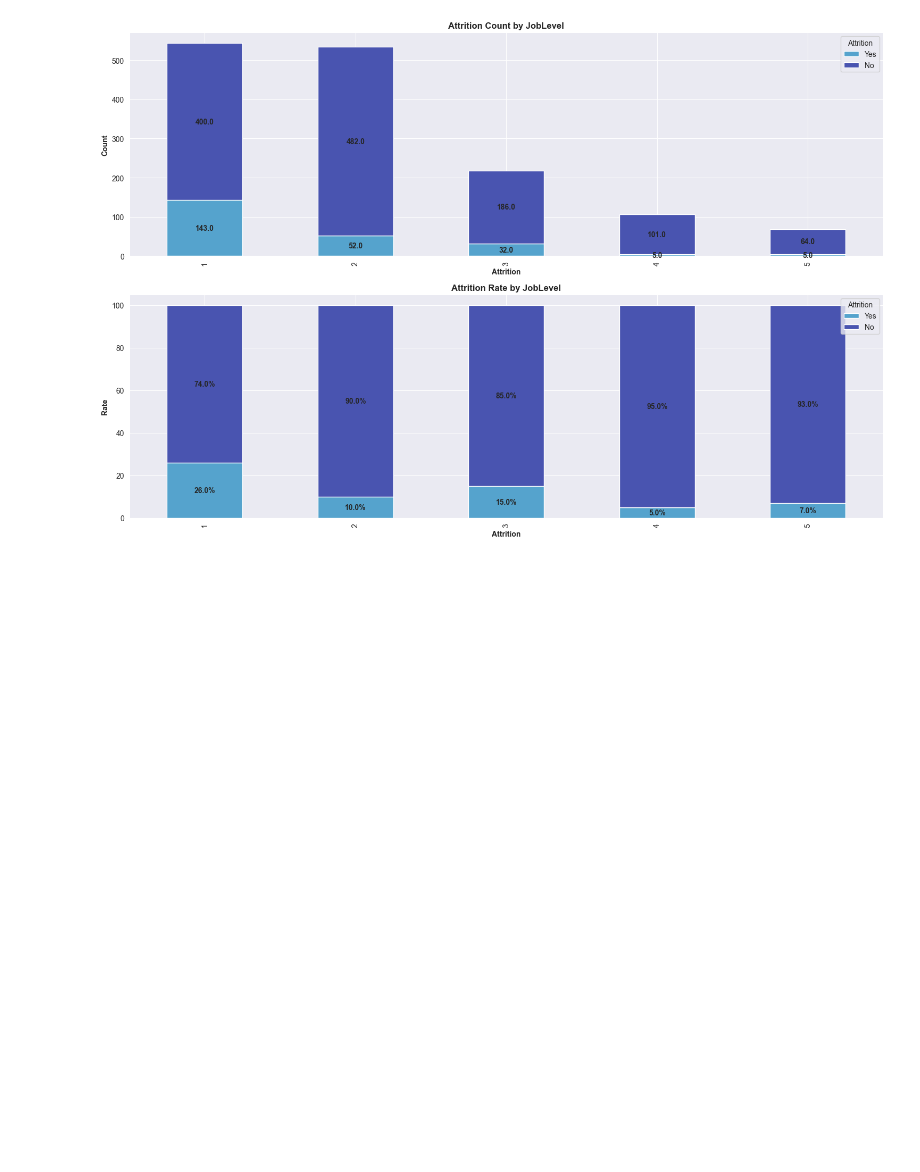
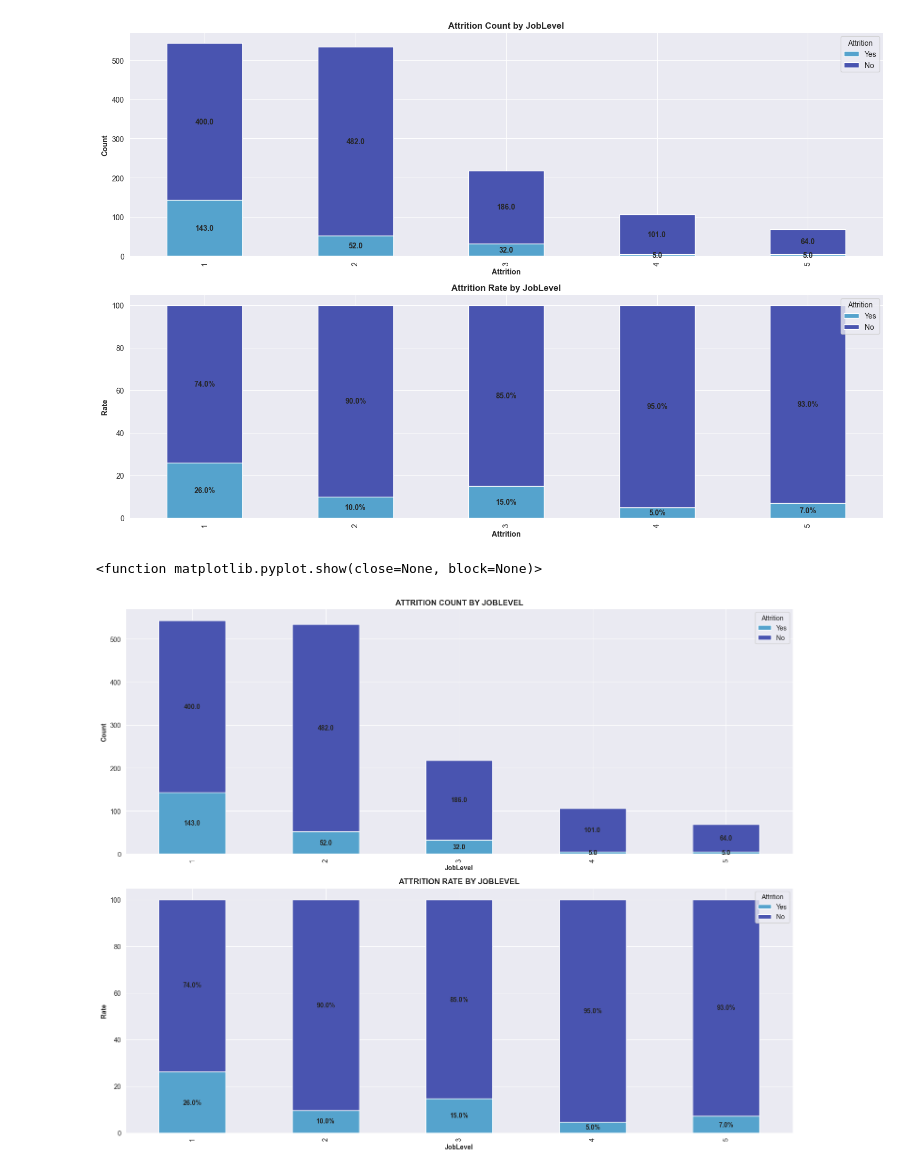
Before and after one commit to George-Njuguna/HR-ATTRITION-MODELLING, a Jupyter notebook: EDA.ipynb, the cells around one changed output. Cells and saved outputs as stored; diff of their text form; code cells hidden in the pictures; blank space fills up the shorter version.

```diff
--- a/EDA.ipynb
+++ b/EDA.ipynb
@@ -348,0 +396,5 @@ plt.show
+# %%
+ord_data_plot( DATA , 'Attrition' , 'JobLevel' )
+# %% [output]
+<function matplotlib.pyplot.show(close=None, block=None)>
+[figure, added]
```
Also changed, not shown: parts of 10 cells of this notebook.
